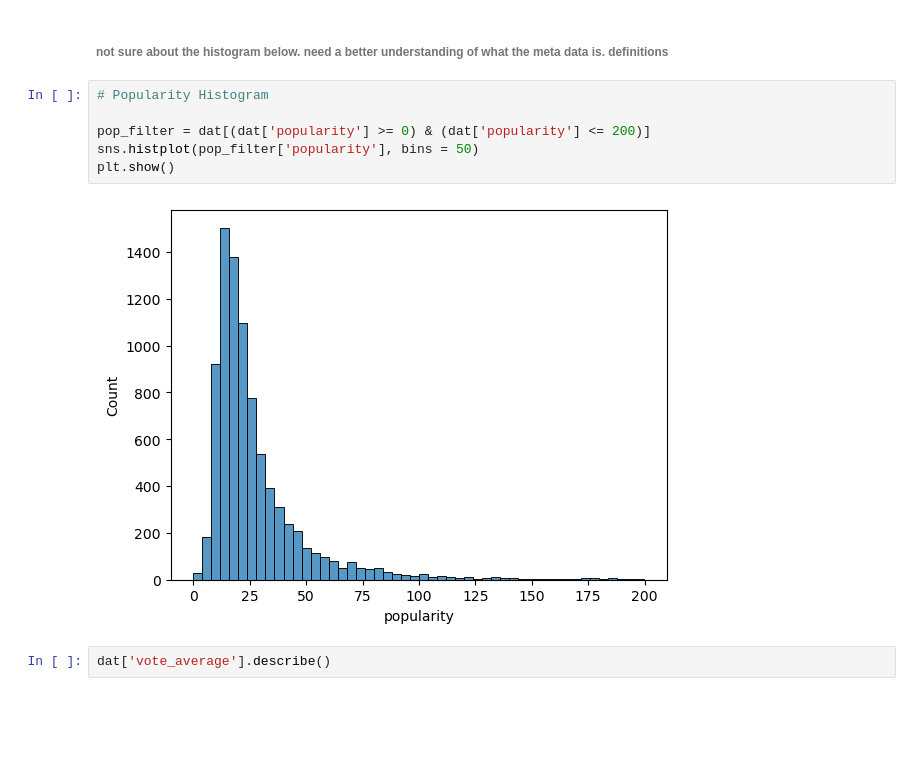
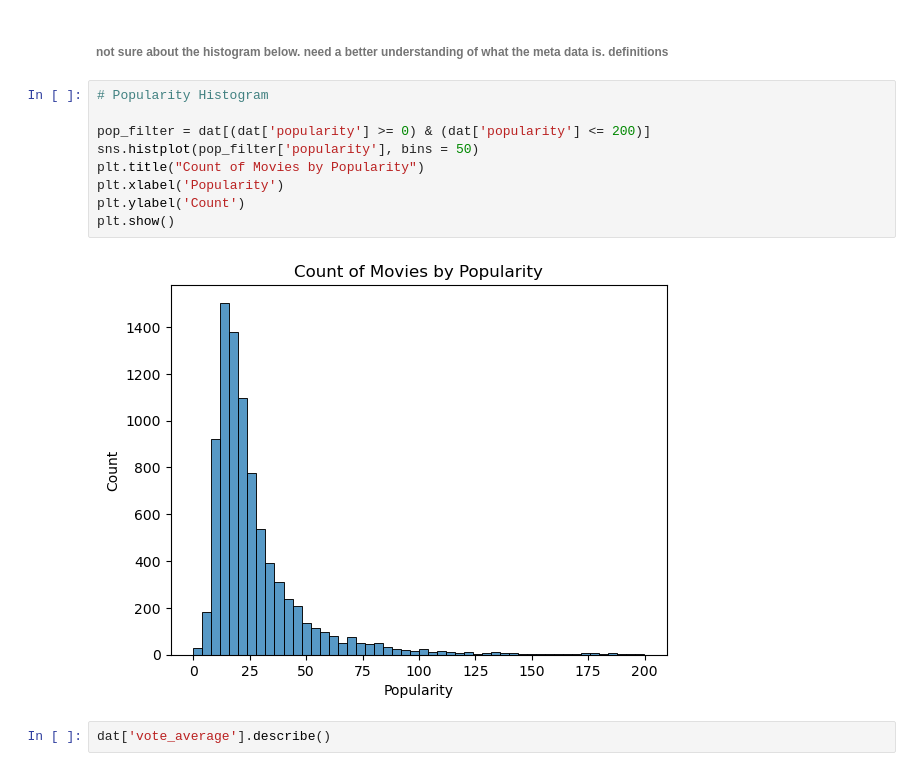
Before and after one commit to ndcarlos/top-movies, a Jupyter notebook: top-movies.202410.ipynb, the cells around one changed output. Drawn from its saved outputs; the diff is of its cells as text; blank space fills up the shorter version.

Commit message:
Add files via upload
updated initial plots with titles

```diff
--- a/top-movies.202410.ipynb
+++ b/top-movies.202410.ipynb
@@ -61,11 +61,14 @@ Name: popularity, dtype: float64
 # %%
 # Popularity Histogram
 
 pop_filter = dat[(dat['popularity'] >= 0) & (dat['popularity'] <= 200)]
 sns.histplot(pop_filter['popularity'], bins = 50)
+plt.title("Count of Movies by Popularity")
+plt.xlabel('Popularity')
+plt.ylabel('Count')
 plt.show()
 # %% [output]
-[figure, old version]
+[figure, new version]
 # %%
 dat['vote_average'].describe()
 # %% [output]
```
Also changed, not shown: parts of 3 cells of this notebook.
